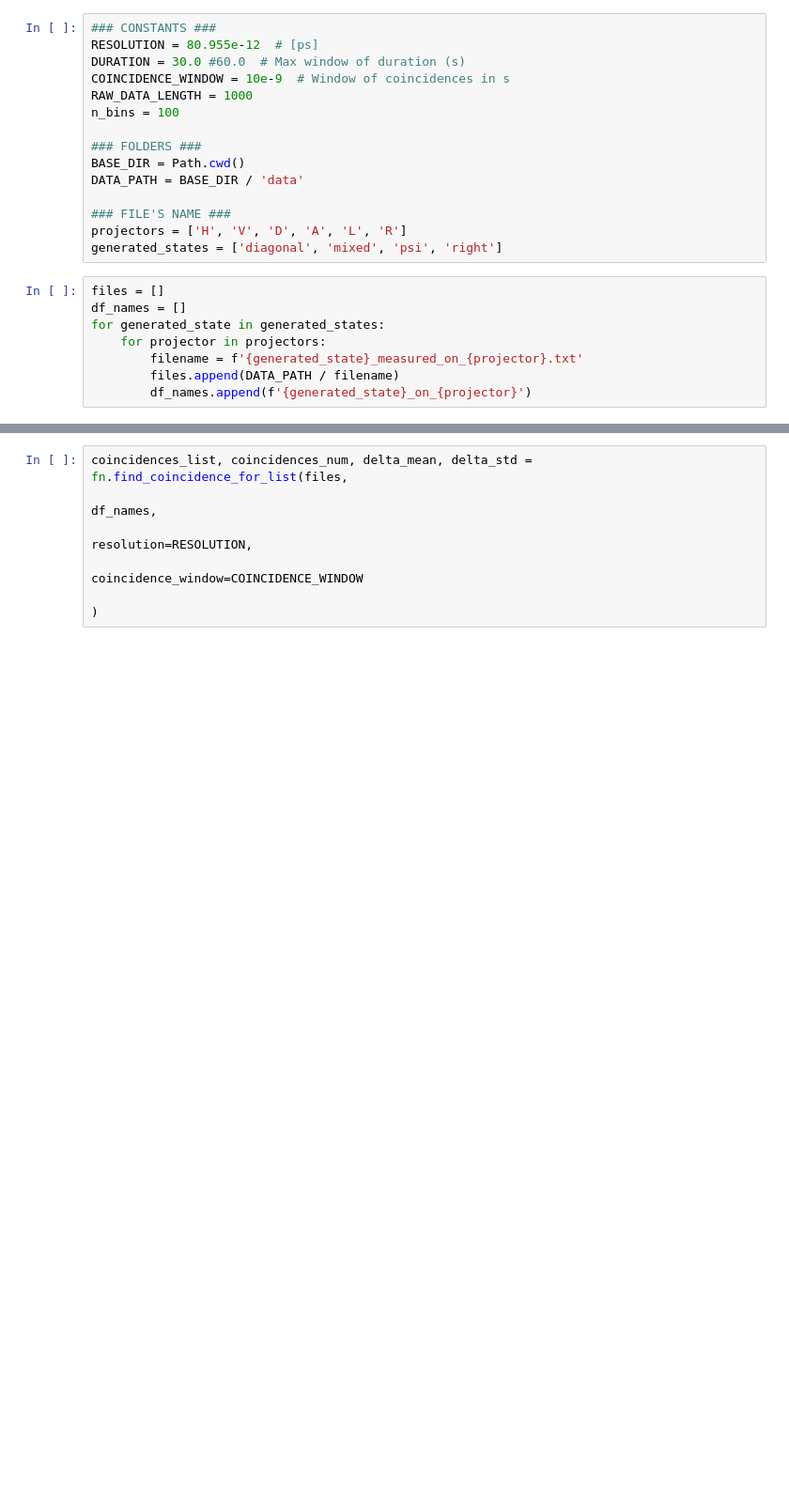
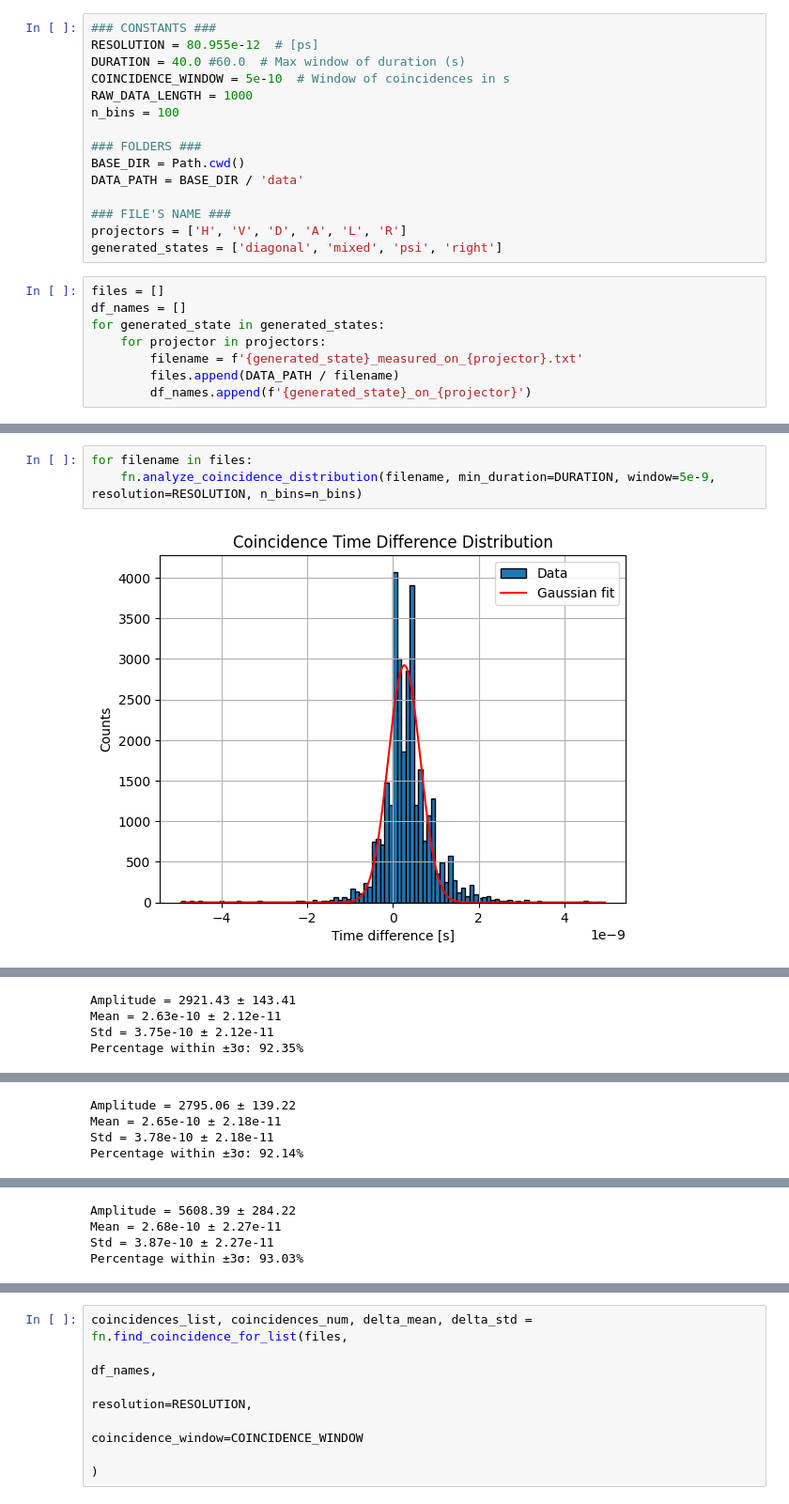
Before and after one commit to Vangaaa23/QCS_Lab1, a Jupyter notebook: main.ipynb, the cells around one changed output, grey strips where cells are left out. Shown at 94% size. Drawn from its saved outputs; the diff is of its cells as text; blank space fills up the shorter version.

```diff
--- a/main.ipynb
+++ b/main.ipynb
@@ -15,8 +17,8 @@ importlib.reload(ent)
 # %%
 ### CONSTANTS ###
 RESOLUTION = 80.955e-12  # [ps]
-DURATION = 30.0 #60.0  # Max window of duration (s)
-COINCIDENCE_WINDOW = 10e-9  # Window of coincidences in s
+DURATION = 40.0 #60.0  # Max window of duration (s)
+COINCIDENCE_WINDOW = 5e-10  # Window of coincidences in s
 RAW_DATA_LENGTH = 1000
 n_bins = 100
 
@@ -42,0 +42,5 @@ print(inspect.signature (fn.find_coincidence_for_list))
+# %%
+for filename in files:
+    fn.analyze_coincidence_distribution(filename, min_duration=DURATION, window=5e-9, resolution=RESOLUTION, n_bins=n_bins)
+# %% [output]
+[figure, added]
@@ -42,0 +48,4 @@ print(inspect.signature (fn.find_coincidence_for_list))
+Amplitude = 2921.43 ± 143.41
+Mean = 2.63e-10 ± 2.12e-11
+Std = 3.75e-10 ± 2.12e-11
+Percentage within ±3σ: 92.35%
@@ -42,0 +54,4 @@ print(inspect.signature (fn.find_coincidence_for_list))
+Amplitude = 2795.06 ± 139.22
+Mean = 2.65e-10 ± 2.18e-11
+Std = 3.78e-10 ± 2.18e-11
+Percentage within ±3σ: 92.14%
@@ -42,0 +60,4 @@ print(inspect.signature (fn.find_coincidence_for_list))
+Amplitude = 5608.39 ± 284.22
+Mean = 2.68e-10 ± 2.27e-11
+Std = 3.87e-10 ± 2.27e-11
+Percentage within ±3σ: 93.03%
```
Also changed, not shown: parts of 15 cells of this notebook, 3 other files.
